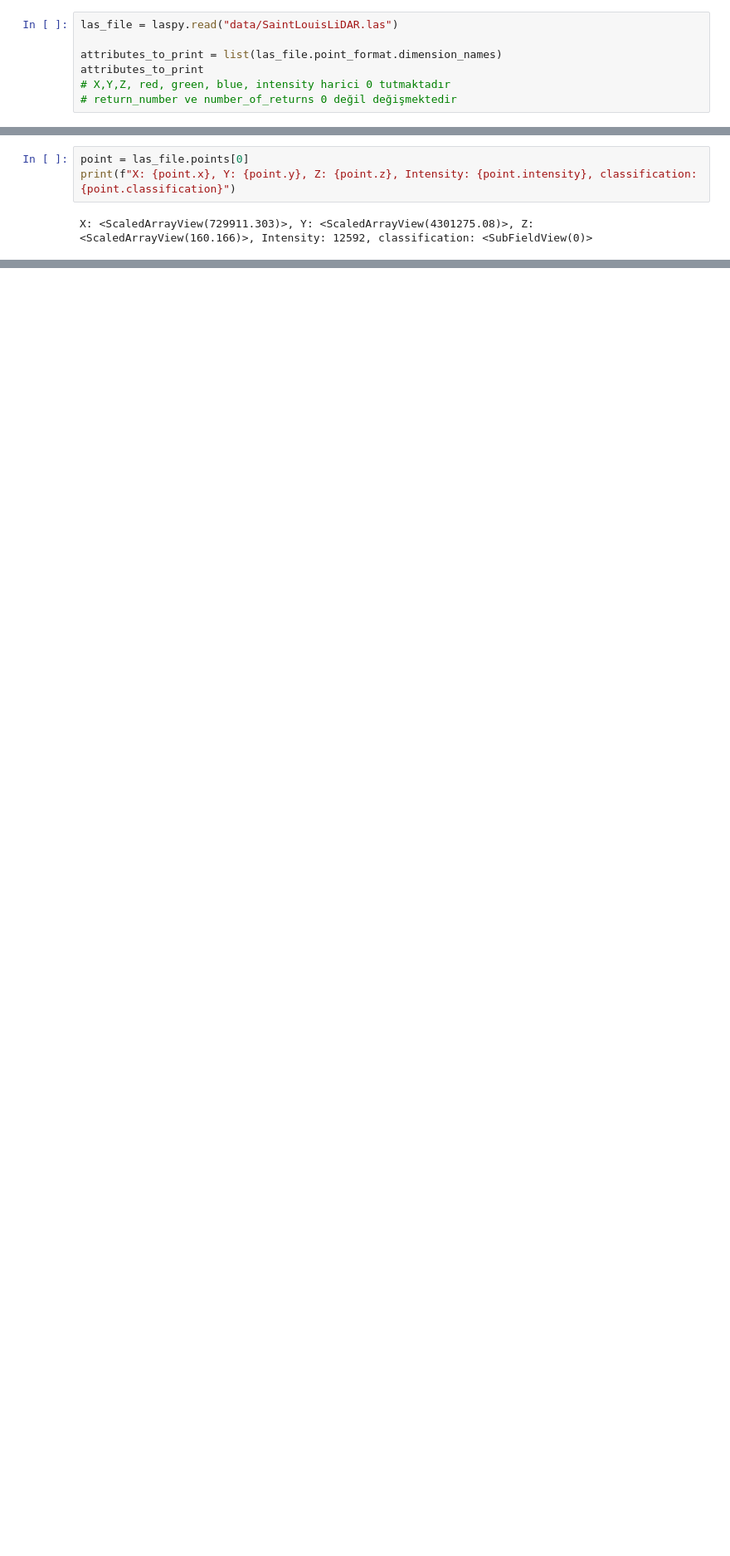
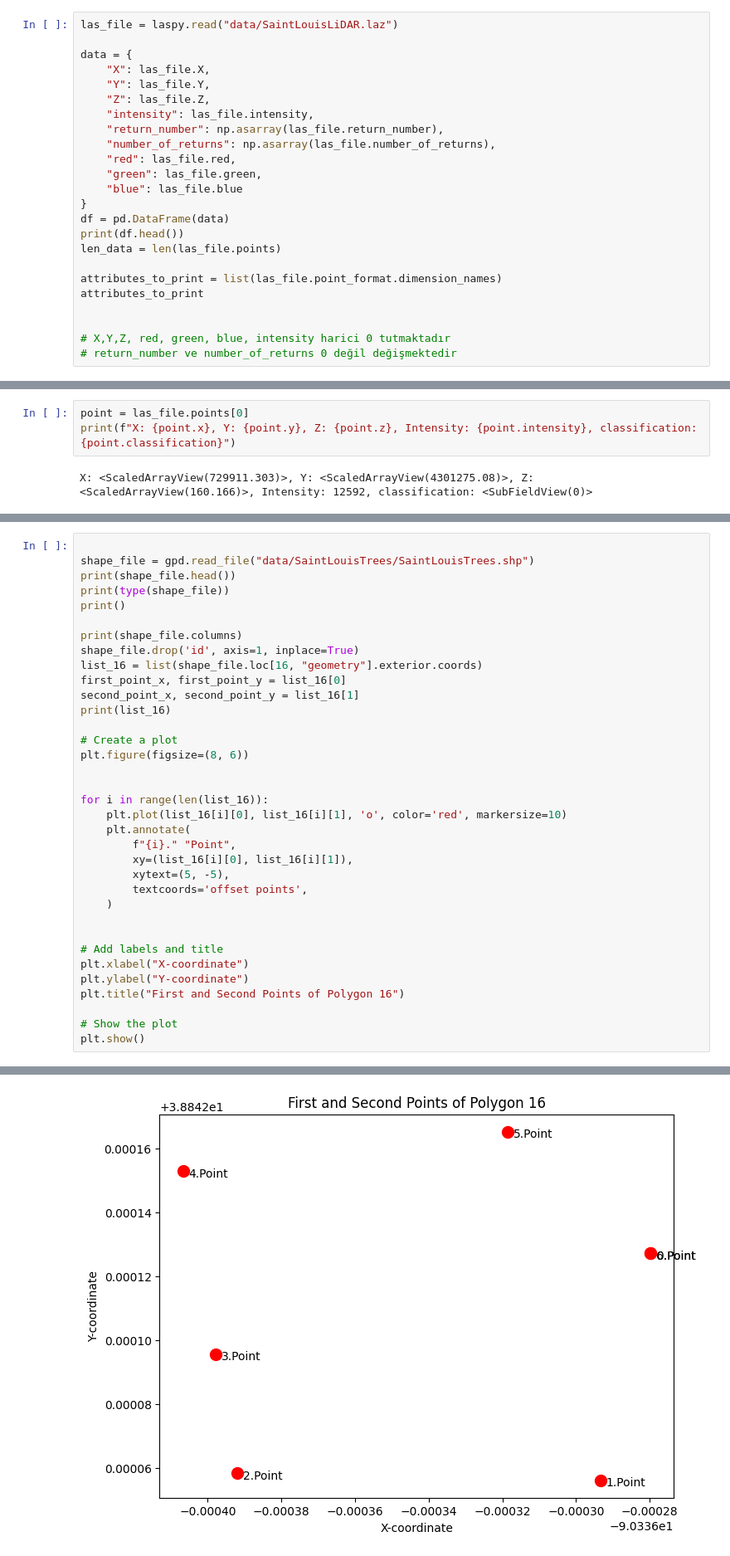
Before and after one commit to esatozholcek/Tree-Classification-Point-Cloud, a Jupyter notebook: project.ipynb, the cells around one changed output, grey strips where cells are left out. Shown at 83% size. Drawn from its saved outputs; the diff is of its cells as text; blank space fills up the shorter version.

Commit message:
imported datas and basic classification done from png

```diff
--- a/project.ipynb
+++ b/project.ipynb
@@ -3,8 +11,25 @@ import laspy
 # %%
-las_file = laspy.read("data/SaintLouisLiDAR.las")
+las_file = laspy.read("data/SaintLouisLiDAR.laz")
+
+data = {
+    "X": las_file.X,
+    "Y": las_file.Y,
+    "Z": las_file.Z,
+    "intensity": las_file.intensity,
+    "return_number": np.asarray(las_file.return_number),
+    "number_of_returns": np.asarray(las_file.number_of_returns),
+    "red": las_file.red,
+    "green": las_file.green,
+    "blue": las_file.blue
+}
+df = pd.DataFrame(data)
+print(df.head())
+len_data = len(las_file.points)
 
 attributes_to_print = list(las_file.point_format.dimension_names)
 attributes_to_print
+
+
 # X,Y,Z, red, green, blue, intensity harici 0 tutmaktadır
 # return_number ve number_of_returns 0 değil değişmektedir
 # %% [output]
@@ -120,0 +167,36 @@ with fiona.open("data/SaintLouisTrees/SaintLouisTrees.shp") as shapefile:
+# %%
+
+shape_file = gpd.read_file("data/SaintLouisTrees/SaintLouisTrees.shp")
+print(shape_file.head())
+print(type(shape_file))
+print()
+
+print(shape_file.columns)
+shape_file.drop('id', axis=1, inplace=True)
+list_16 = list(shape_file.loc[16, "geometry"].exterior.coords)
+first_point_x, first_point_y = list_16[0]
+second_point_x, second_point_y = list_16[1]
+print(list_16)
+
+# Create a plot
+plt.figure(figsize=(8, 6))
+
+
+for i in range(len(list_16)):
+    plt.plot(list_16[i][0], list_16[i][1], 'o', color='red', markersize=10)
+    plt.annotate(
+        f"{i}." "Point",
+        xy=(list_16[i][0], list_16[i][1]),
+        xytext=(5, -5),
+        textcoords='offset points',
+    )
+
+
+# Add labels and title
+plt.xlabel("X-coordinate")
+plt.ylabel("Y-coordinate")
+plt.title("First and Second Points of Polygon 16")
+
+# Show the plot
+plt.show()
+# %% [output]
@@ -120,0 +213 @@ with fiona.open("data/SaintLouisTrees/SaintLouisTrees.shp") as shapefile:
+[figure, added]
```
Also changed, not shown: parts of 36 cells of this notebook, 6 other files.
